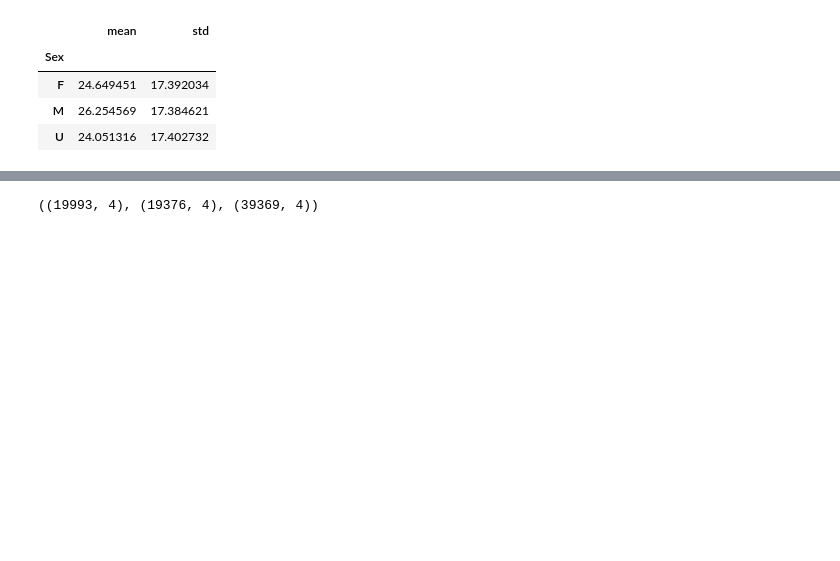
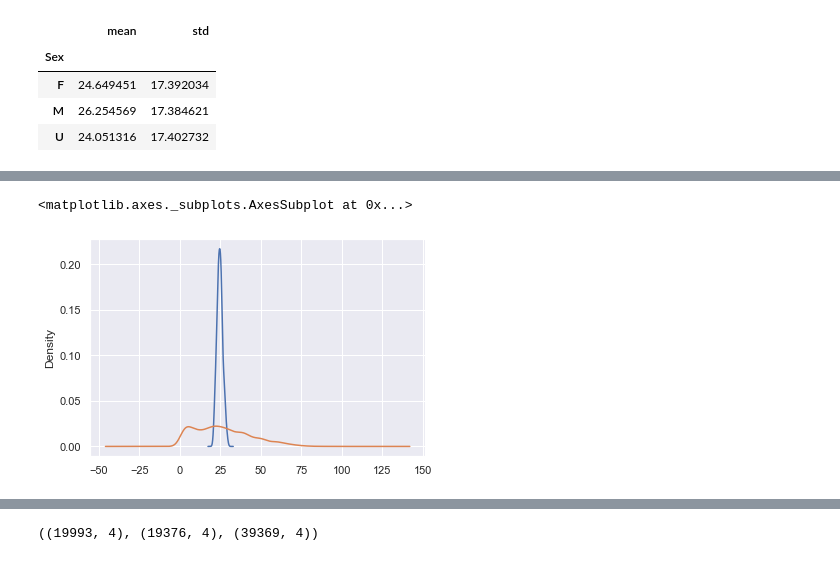
Before and after one commit to kasparvonbeelen/ghi_python, a Jupyter notebook: 10_-_Hypothesis_Testing.ipynb, the cells around one changed output, grey strips where cells are left out. Saved outputs shown, nothing was run; the diff lists cells and outputs as text; code cells hidden in the pictures; blank space fills up the shorter version.

```diff
--- a/10_-_Hypothesis_Testing.ipynb
+++ b/10_-_Hypothesis_Testing.ipynb
@@ -206,11 +174,0 @@ In this lecture, which is practical and not theoretical, we will skip the formal
-# %%
-mean_sampled = []
-for _ in range(1000): # repeat code in block below 100 times
-    sample = df_wh_M['Age'].sample(1000) # randomly sample 100 observations
-    mean_sampled.append(sample.mean()) # append mean of subsample
-ax = pd.Series(mean_sampled).plot(kind='density') # plot the sampling distribution a statistic
-ax.axvline(x = pd.Series(mean_sampled).mean(), color='black', lw=2) # plot mean of distribution of the sampling statistic
-ax.axvline(x = pd.Series(mean_sampled).mean() + pd.Series(mean_sampled).std(), color='blue', lw=1) # plot one standard deviation from the mean
-ax.axvline(x = pd.Series(mean_sampled).mean() - pd.Series(mean_sampled).std(), color='blue', lw=1) # plot one standard deviation from the mean
-ax.axvline(x = pd.Series(mean_sampled).mean() + (2*pd.Series(mean_sampled).std()), color='red', lw=1) # plot two standard deviations from the mean
-ax.axvline(x = pd.Series(mean_sampled).mean() - (2*pd.Series(mean_sampled).std()), color='red', lw=1) # plot tow standard deviation from the mean
@@ -230,10 +174,0 @@ df_wh_M.Age.plot(kind='density')
-# %%
-mean_sampled_m = []
-mean_sampled_f = []
-for _ in range(1000): # repeat code in block below 100 times
-    mean_sampled_m.append(df_wh_M['Age'].sample(1000).mean())
-    mean_sampled_f.append(df_wh_F['Age'].sample(1000).mean())
-ax = pd.Series(mean_sampled_m).plot(kind='density')
-pd.Series(mean_sampled_f).plot(kind='density')
-ax.axvline(x = pd.Series(mean_sampled_m).mean(), color='blue', lw=2)
-ax.axvline(x = pd.Series(mean_sampled_f).mean(), color='orange', lw=2)
@@ -253,8 +174,0 @@ df_wh_F.shape,df_wh_M.shape
-# %%
-mean_sampled_diff = []
-
-for _ in range(1000): # repeat code in block below 100 times
-    mean_sampled_diff.append(df_wh_F['Age'].sample(1000).mean() - df_wh_M['Age'].sample(1000).mean())
-
-ax = pd.Series(mean_sampled_diff).plot(kind='density')
-ax.axvline(x = 0, color='blue', lw=2)
@@ -291,0 +217,10 @@ Let's implement this procedure in code. First we create three data frames, in th
+# %%
+mean_sampled = []
+for _ in range(100): # repeat code in block below 1000 times
+    sample = df_sub_F['Age'].sample(100) # randomly sample 100 observations
+    mean_sampled.append(sample.mean()) # append mean of subsample
+pd.Series(mean_sampled).plot(kind='density') # plot the sampling distribution a statistic
+df_sub_M['Age'].plot(kind='density') # plot the original data distribution
+# %% [output]
+<matplotlib.axes._subplots.AxesSubplot at 0x...>
+[figure, added]
```
Also changed, not shown: parts of 79 cells of this notebook.
